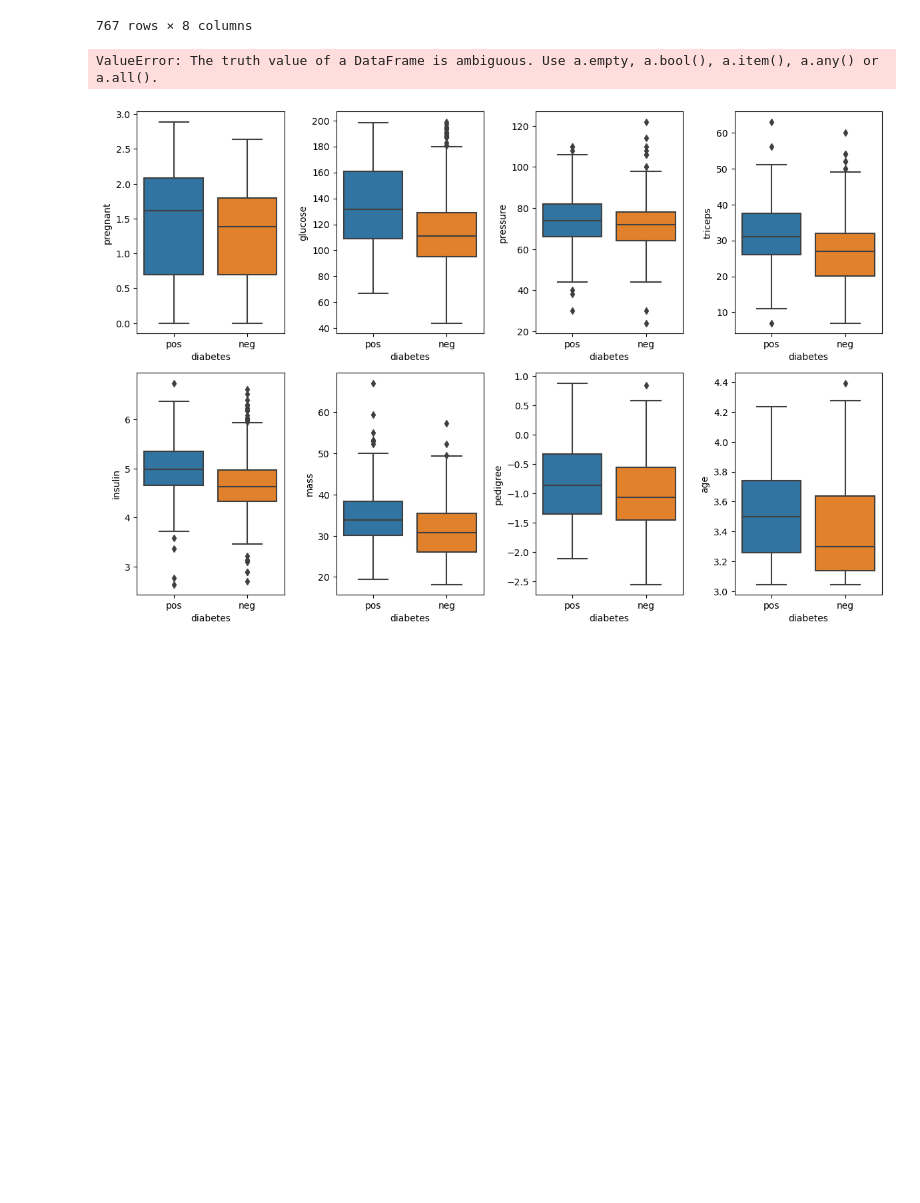
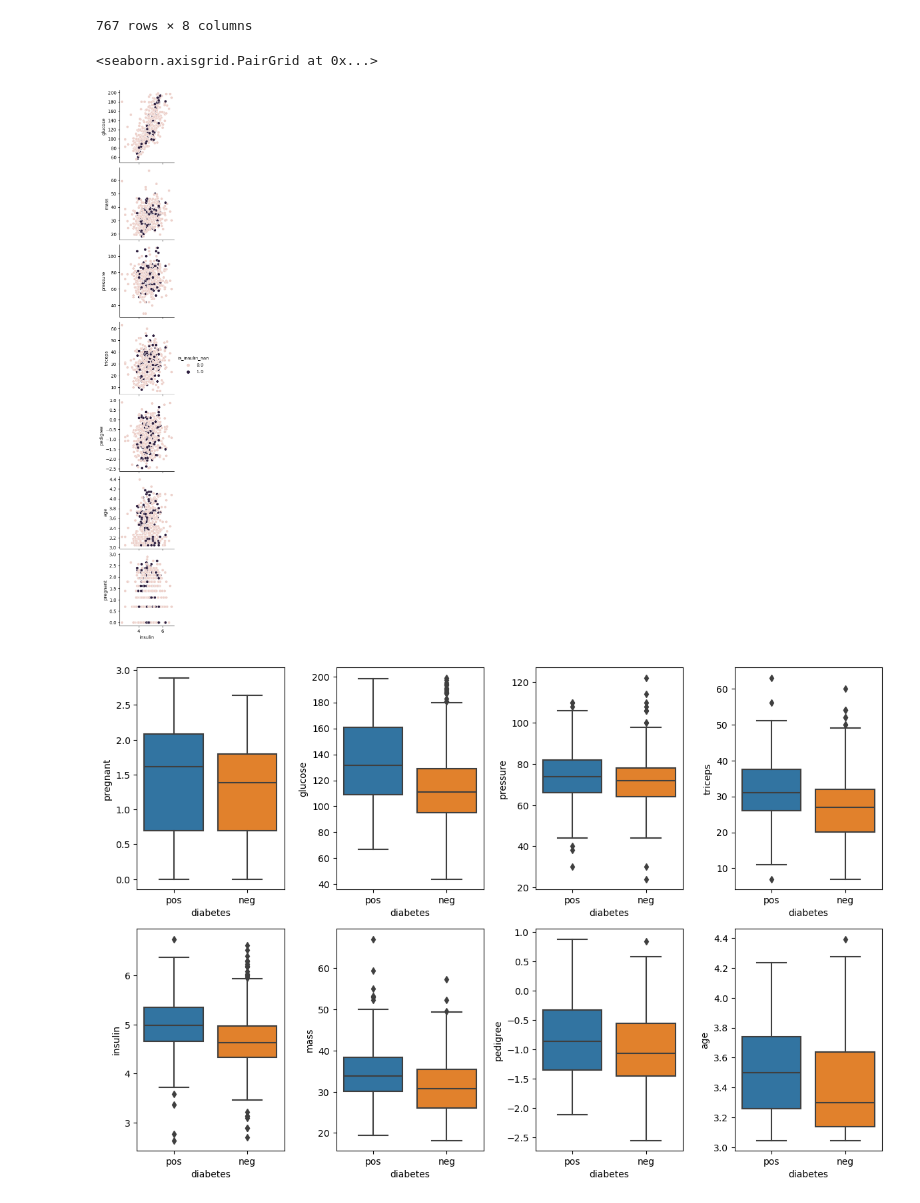
Before and after one commit to darthaydar/Data-Science-Project-Pima, a Jupyter notebook: pima_project.ipynb, the cells around one changed output. Cells and saved outputs as stored; diff of their text form; code cells hidden in the pictures; blank space fills up the shorter version.

Commit message:
imputed insulin values

```diff
--- a/pima_project.ipynb
+++ b/pima_project.ipynb
@@ -140,7 +118,21 @@ df_filtered_insulin = df[df.index.isin(insulin_nan.index)]
-# %%
-sns.pairplot(df.drop("diabetes", axis=1), hue=xl.isna().astype(int))
-# %% [output]
-ValueError: The truth value of a DataFrame is ambiguous. Use a.empty, a.bool(), a.item(), a.any() or a.all().
+# %%
+#Graph imputed insulin values
+
+#filter out rows with NaN values for triceps, mass, pressure, and glucose
+data_log_filter = data_log.dropna(subset=['triceps'])
+data_log_filter = data_log_filter.dropna(subset=['mass'])
+data_log_filter = data_log_filter.dropna(subset=['pressure'])
+data_log_filter = data_log_filter.dropna(subset=['glucose'])
+data_log_filter
+
+df['is_insulin_nan'] = data_log_filter['insulin'].isna()
+
+#graph the rows that are imputed values for insulin in black, the rest of the data is orange.
+#No other rows have any imputed values in these graphs.
+sns.pairplot(df, hue='is_insulin_nan', x_vars=['insulin'], y_vars=['glucose', 'mass', 'pressure', 'triceps', 'pedigree', 'age', 'pregnant'])
+# %% [output]
+<seaborn.axisgrid.PairGrid at 0x...>
+[figure, added]
 # %%
 import seaborn as sns
 import matplotlib.pyplot as plt
```
Also changed, not shown: parts of 2 cells of this notebook.
